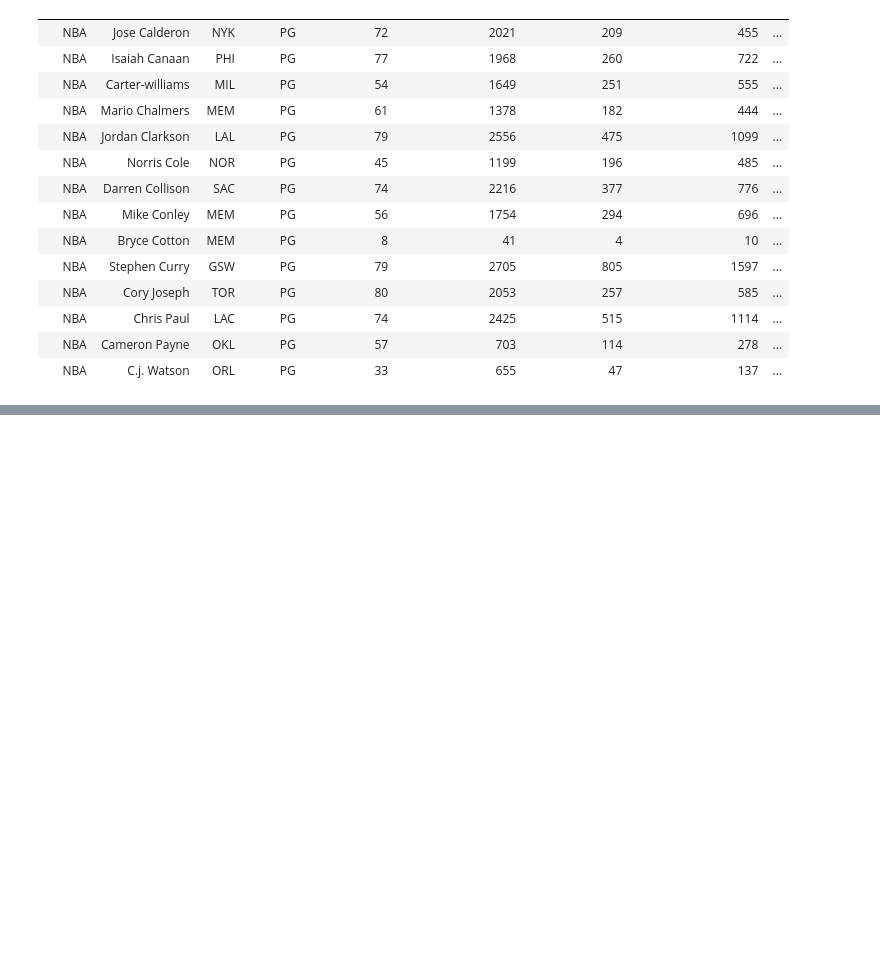
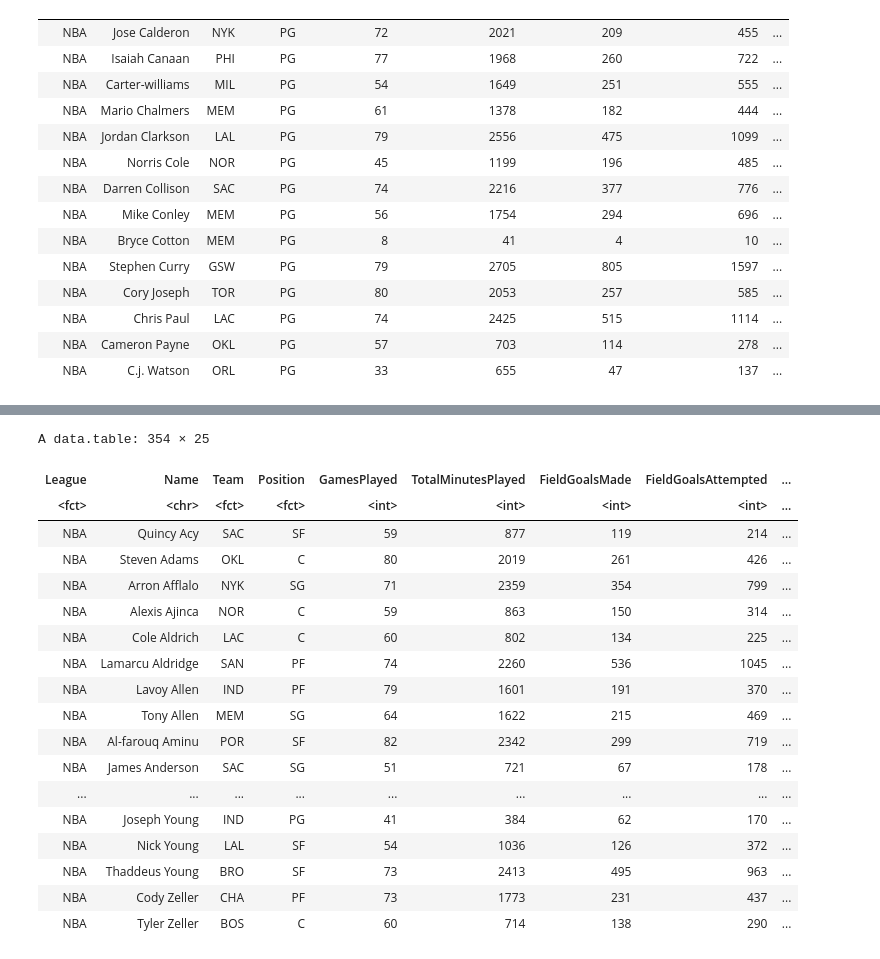
Before and after one commit to Allison-Lin/BigData, a Jupyter notebook: 1015.ipynb, the cells around one changed output, grey strips where cells are left out. Drawn from its saved outputs; the diff is of its cells as text; code cells hidden in the pictures; blank space fills up the shorter version.

```diff
--- a/1015.ipynb
+++ b/1015.ipynb
@@ -325,0 +348,22 @@ A data.table: 14 × 25
+# %%
+NBA1516DT[TotalPoints>150]
+# %% [output]
+A data.table: 354 × 25
+| League | Name | Team | Position | GamesPlayed | TotalMinutesPlayed | FieldGoalsMade | FieldGoalsAttempted | ... |
+| <fct> | <chr> | <fct> | <fct> | <int> | <int> | <int> | <int> | ... |
+| NBA | Quincy Acy | SAC | SF | 59 | 877 | 119 | 214 | ... |
+| NBA | Steven Adams | OKL | C | 80 | 2019 | 261 | 426 | ... |
+| NBA | Arron Afflalo | NYK | SG | 71 | 2359 | 354 | 799 | ... |
+| NBA | Alexis Ajinca | NOR | C | 59 | 863 | 150 | 314 | ... |
+| NBA | Cole Aldrich | LAC | C | 60 | 802 | 134 | 225 | ... |
+| NBA | Lamarcu Aldridge | SAN | PF | 74 | 2260 | 536 | 1045 | ... |
+| NBA | Lavoy Allen | IND | PF | 79 | 1601 | 191 | 370 | ... |
+| NBA | Tony Allen | MEM | SG | 64 | 1622 | 215 | 469 | ... |
+| NBA | Al-farouq Aminu | POR | SF | 82 | 2342 | 299 | 719 | ... |
+| NBA | James Anderson | SAC | SG | 51 | 721 | 67 | 178 | ... |
+| ... | ... | ... | ... | ... | ... | ... | ... | ... |
+| NBA | Joseph Young | IND | PG | 41 | 384 | 62 | 170 | ... |
+| NBA | Nick Young | LAL | SF | 54 | 1036 | 126 | 372 | ... |
+| NBA | Thaddeus Young | BRO | SF | 73 | 2413 | 495 | 963 | ... |
+| NBA | Cody Zeller | CHA | PF | 73 | 1773 | 231 | 437 | ... |
+| NBA | Tyler Zeller | BOS | C | 60 | 714 | 138 | 290 | ... |
```
Also changed, not shown: parts of 1 cell of this notebook.
